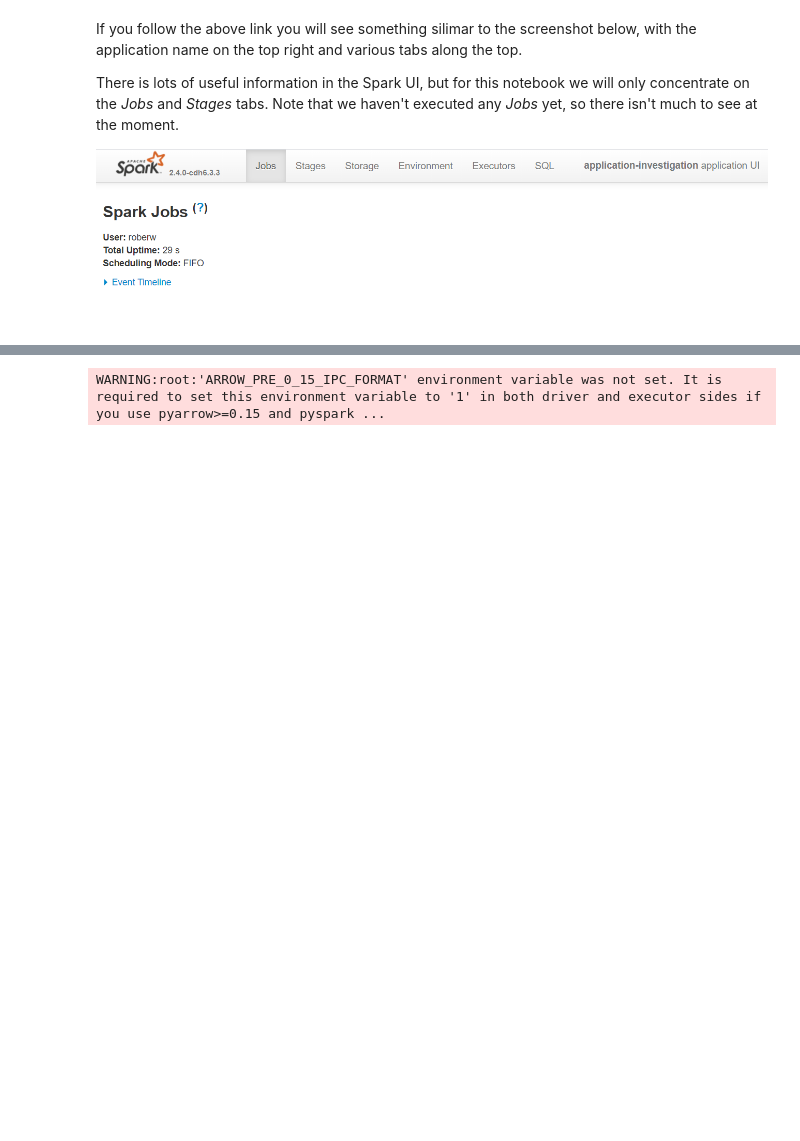
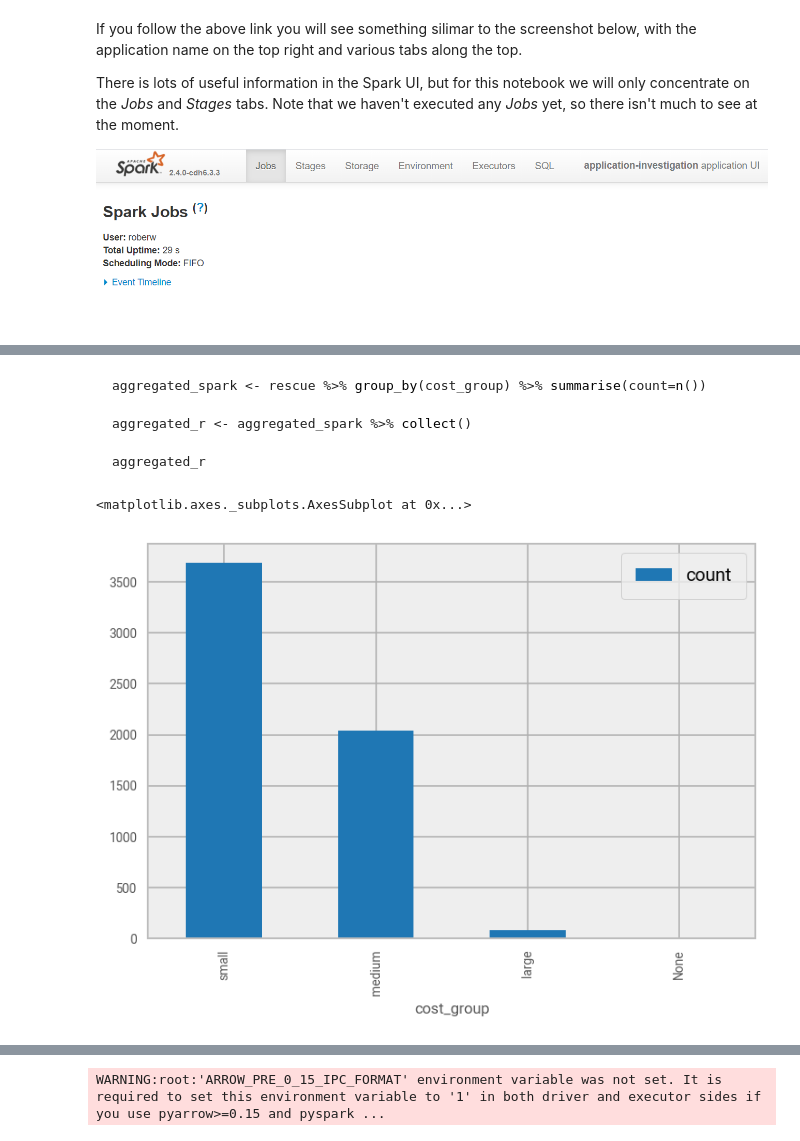
Before and after one commit to best-practice-and-impact/ons-spark, a Jupyter notebook: ons-spark/raw-notebooks/spark-app/spark_application_and_ui.ipynb, the cells around one changed output, grey strips where cells are left out. Saved outputs shown, nothing was run; the diff lists cells and outputs as text; code cells hidden in the pictures; blank space fills up the shorter version.

````diff
--- a/ons-spark/raw-notebooks/spark-app/spark_application_and_ui.ipynb
+++ b/ons-spark/raw-notebooks/spark-app/spark_application_and_ui.ipynb
@@ -379,0 +87,8 @@ To conclude - previously a lot of time was spent scheduling tasks and (de)serial
+# %%
+with open("../../../config.yaml") as f:
+    config = yaml.safe_load(f)
+
+rescue_path = config["rescue_path"]
+rescue = spark.read.parquet(rescue_path)
+
+print("Number of partitions: ",rescue.rdd.getNumPartitions())
@@ -379,0 +107,11 @@ To conclude - previously a lot of time was spent scheduling tasks and (de)serial
+# %%
+rescue = (
+    rescue.withColumn("cost_group",
+                      F.when(F.col("total_cost")<300, "small")
+                      .when((F.col("total_cost")>=300) & (F.col("total_cost")<900), "medium")
+                      .when(F.col("total_cost")>=1000, "large")
+                      .otherwise(None)
+                     )
+)
+
+rescue.select("animal_group", "description", "total_cost", "cost_group").show(10, truncate=80)
@@ -379,0 +246,7 @@ To conclude - previously a lot of time was spent scheduling tasks and (de)serial
+# %%
+aggregated_spark = rescue.groupBy("cost_group").agg(F.count("incident_number").alias("count"))
+
+#import pandas as pd
+aggregated_pandas = aggregated_spark.toPandas()
+
+aggregated_pandas
@@ -379,0 +259,14 @@ To conclude - previously a lot of time was spent scheduling tasks and (de)serial
+# %% [markdown]
+```r
+aggregated_spark <- rescue %>% group_by(cost_group) %>% summarise(count=n())
+
+aggregated_r <- aggregated_spark %>% collect()
+
+aggregated_r
+```
+# %%
+aggregated_pandas = aggregated_pandas.set_index("cost_group").loc[["small", "medium", "large", "None"]]
+aggregated_pandas.plot(kind="bar")
+# %% [output]
+<matplotlib.axes._subplots.AxesSubplot at 0x...>
+[figure, added]
````
Also changed, not shown: parts of 62 cells of this notebook.
